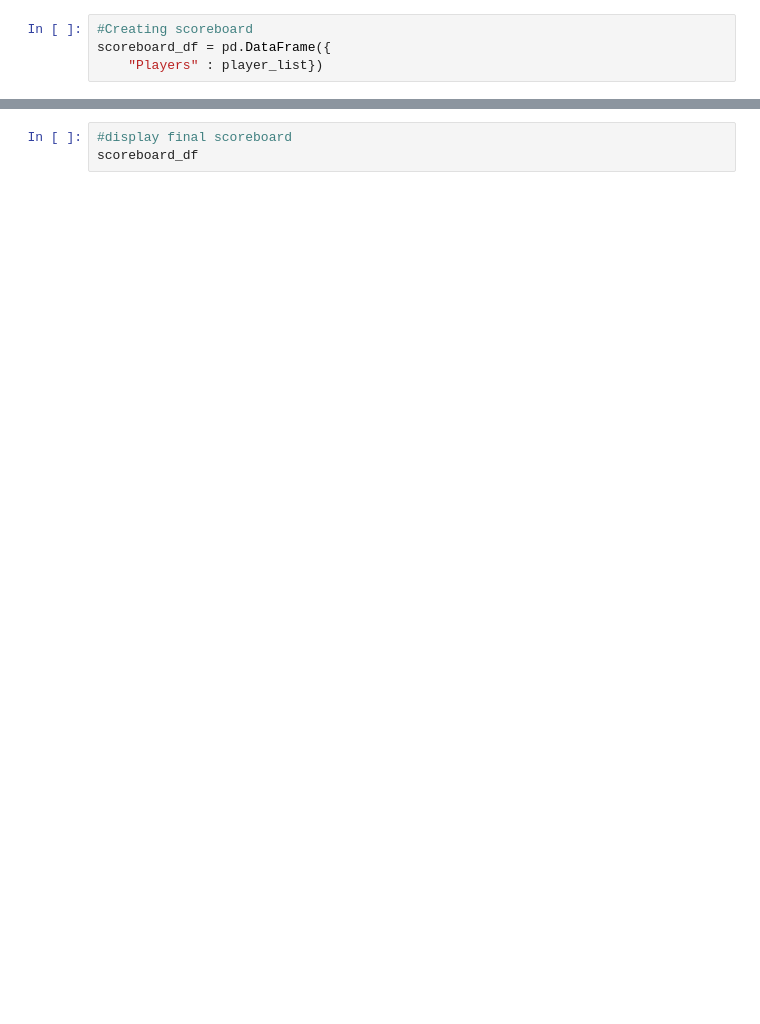
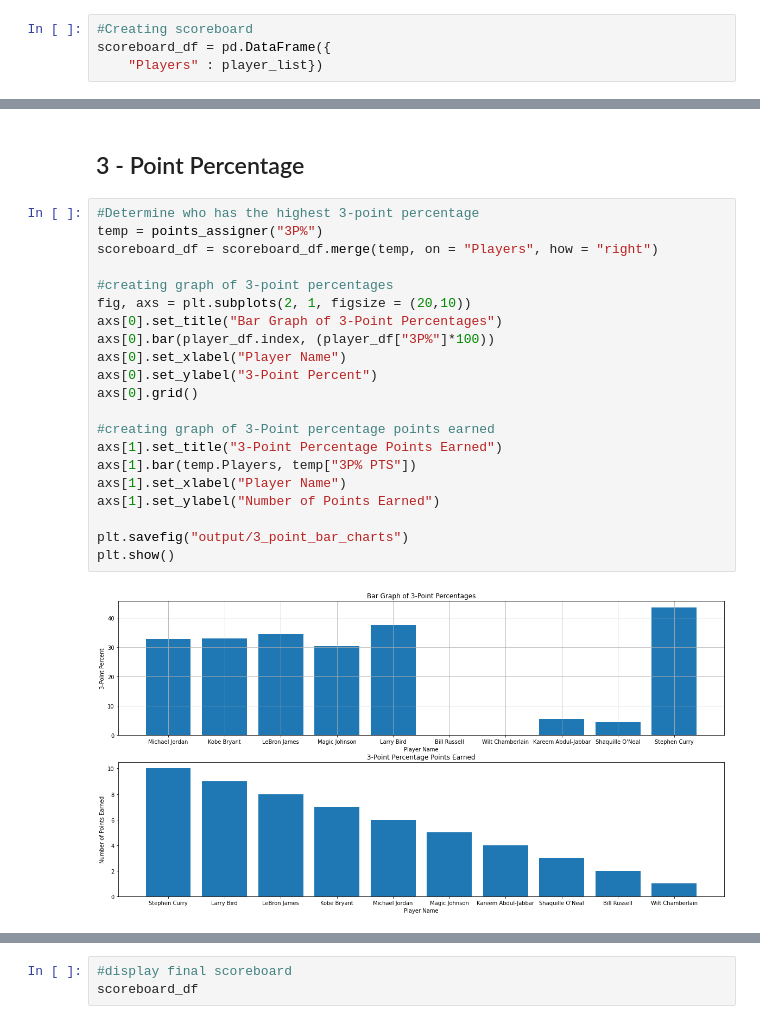
Before and after one commit to gdjeudeu/Project-1, a Jupyter notebook: Project_1.ipynb, the cells around one changed output, grey strips where cells are left out. Saved outputs shown, nothing was run; the diff lists cells and outputs as text; blank space fills up the shorter version.

```diff
--- a/Project_1.ipynb
+++ b/Project_1.ipynb
@@ -395,0 +153,25 @@ plt.show()
+# %% [markdown]
+## 3 - Point Percentage
+# %%
+#Determine who has the highest 3-point percentage
+temp = points_assigner("3P%")
+scoreboard_df = scoreboard_df.merge(temp, on = "Players", how = "right")
+
+#creating graph of 3-point percentages
+fig, axs = plt.subplots(2, 1, figsize = (20,10))
+axs[0].set_title("Bar Graph of 3-Point Percentages")
+axs[0].bar(player_df.index, (player_df["3P%"]*100))
+axs[0].set_xlabel("Player Name")
+axs[0].set_ylabel("3-Point Percent")
+axs[0].grid()
+
+#creating graph of 3-Point percentage points earned
+axs[1].set_title("3-Point Percentage Points Earned")
+axs[1].bar(temp.Players, temp["3P% PTS"])
+axs[1].set_xlabel("Player Name")
+axs[1].set_ylabel("Number of Points Earned")
+
+plt.savefig("output/3_point_bar_charts")
+plt.show()
+# %% [output]
+[figure, added]
```
Also changed, not shown: parts of 43 cells of this notebook, 27 other files.
